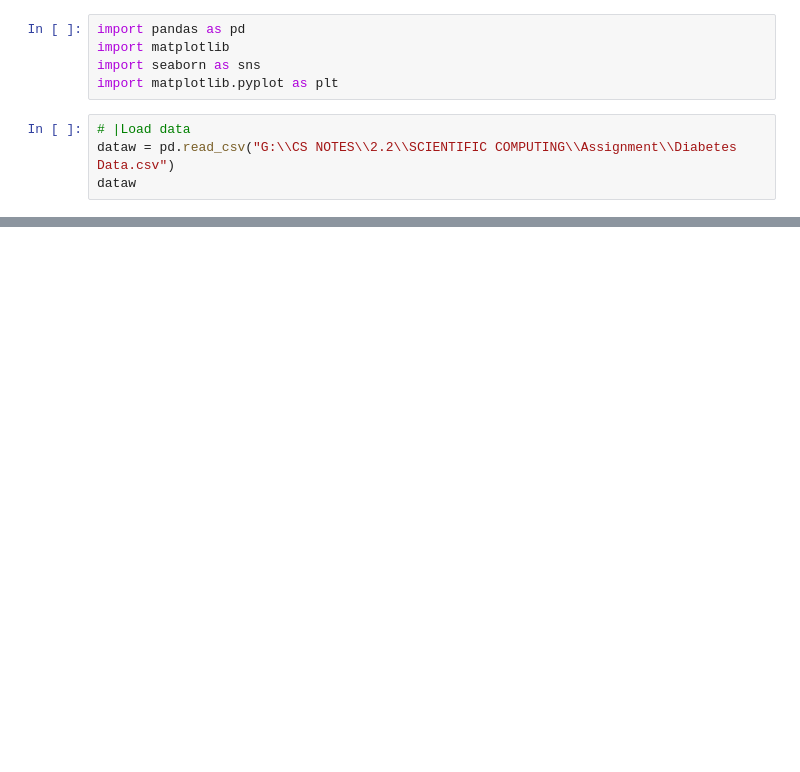
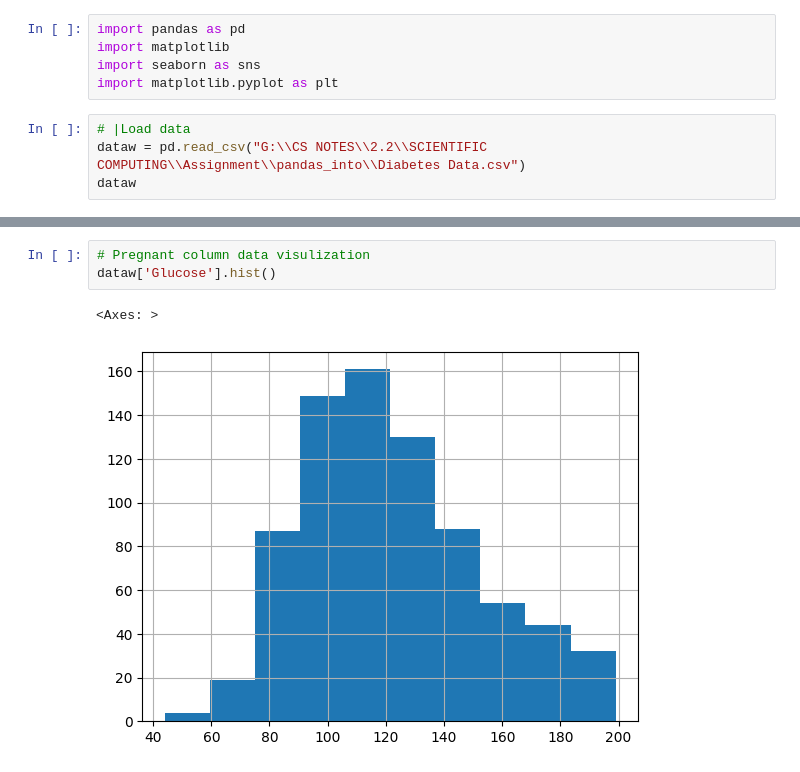
Before and after one commit to NGIYEG/Scientific-Computing, a Jupyter notebook: pandas_into/pandas_assignment.ipynb, the cells around one changed output, grey strips where cells are left out. Saved outputs shown, nothing was run; the diff lists cells and outputs as text; blank space fills up the shorter version.

```diff
--- a/pandas_into/pandas_assignment.ipynb
+++ b/pandas_into/pandas_assignment.ipynb
@@ -5,5 +5,5 @@ import seaborn as sns
 import matplotlib.pyplot as plt
 # %%
 # |Load data
-dataw = pd.read_csv("G:\\CS NOTES\\2.2\\SCIENTIFIC COMPUTING\\Assignment\\Diabetes Data.csv")
+dataw = pd.read_csv("G:\\CS NOTES\\2.2\\SCIENTIFIC COMPUTING\\Assignment\\pandas_into\\Diabetes Data.csv")
 dataw
@@ -50 +183,7 @@ dataw['Pregnant'].hist()
+# %%
+# Pregnant column data visulization
+dataw['Glucose'].hist()
+# %% [output]
+<Axes: >
+[figure, added]
 # %%
```
Also changed, not shown: parts of 19 cells of this notebook.
